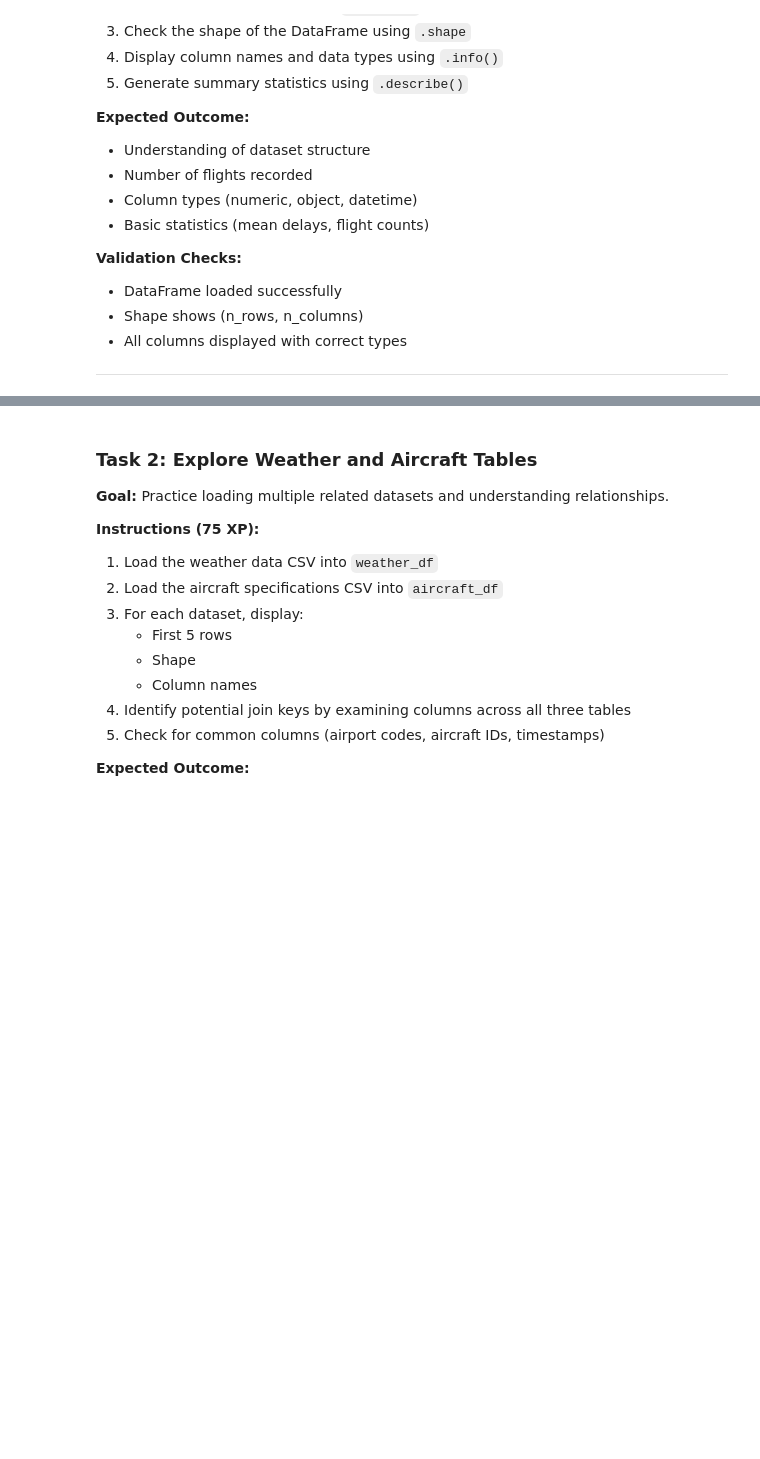
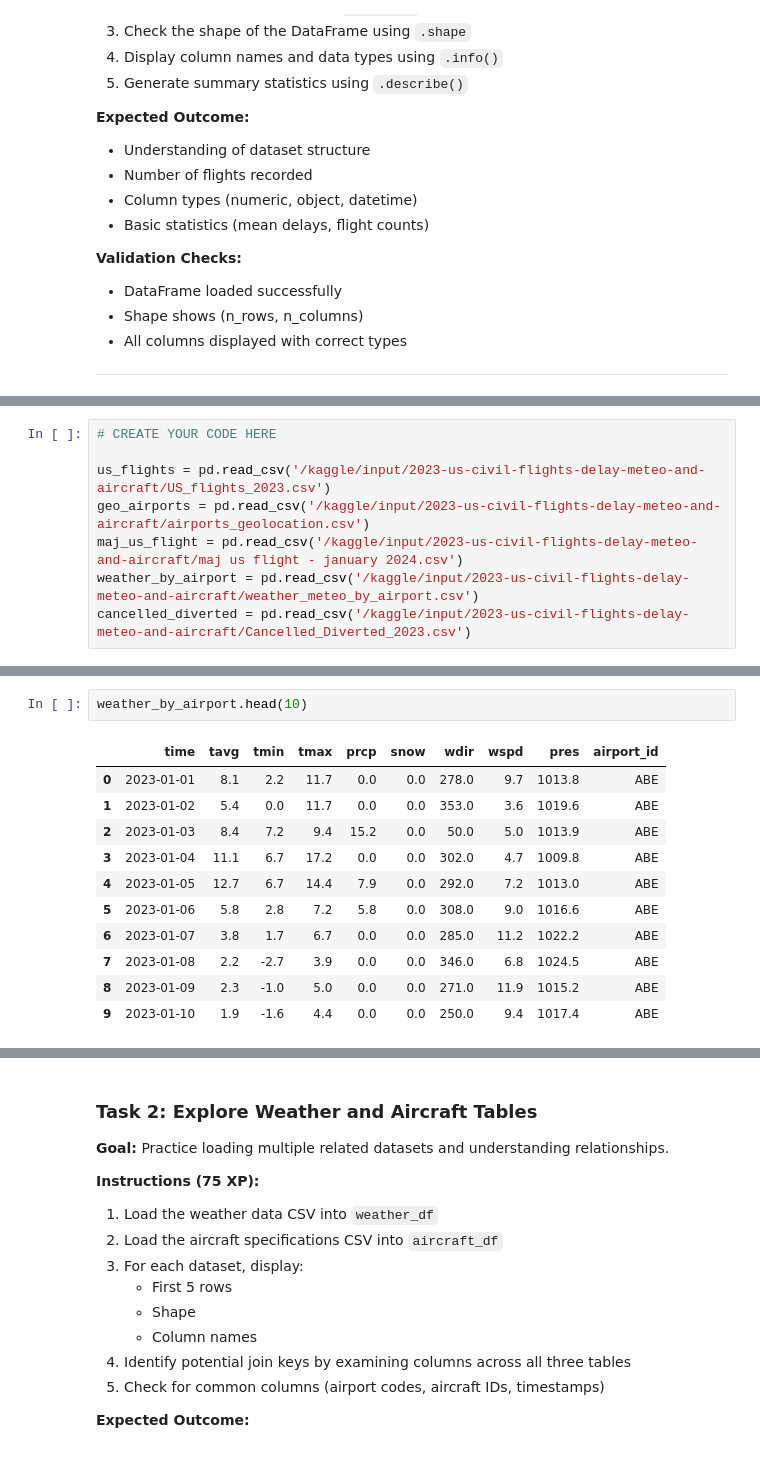
Before and after one commit to christianabusca/us-aviation-delay-analysis, a Jupyter notebook: us-aviation-delay-analysis.ipynb, the cells around one changed output, grey strips where cells are left out. Drawn from its saved outputs; the diff is of its cells as text; blank space fills up the shorter version.

Commit message:
Kaggle Notebook | us-aviation-delay-analysis | us-aviation-delay-analysis-5

```diff
--- a/us-aviation-delay-analysis.ipynb
+++ b/us-aviation-delay-analysis.ipynb
@@ -99,0 +87,8 @@ Each task is designed as a **skill-building exercise** with:
+# %%
+# CREATE YOUR CODE HERE
+
+us_flights = pd.read_csv('/kaggle/input/2023-us-civil-flights-delay-meteo-and-aircraft/US_flights_2023.csv')
+geo_airports = pd.read_csv('/kaggle/input/2023-us-civil-flights-delay-meteo-and-aircraft/airports_geolocation.csv')
+maj_us_flight = pd.read_csv('/kaggle/input/2023-us-civil-flights-delay-meteo-and-aircraft/maj us flight - january 2024.csv')
+weather_by_airport = pd.read_csv('/kaggle/input/2023-us-civil-flights-delay-meteo-and-aircraft/weather_meteo_by_airport.csv')
+cancelled_diverted = pd.read_csv('/kaggle/input/2023-us-civil-flights-delay-meteo-and-aircraft/Cancelled_Diverted_2023.csv')
@@ -99,0 +142,14 @@ Each task is designed as a **skill-building exercise** with:
+# %%
+weather_by_airport.head(10)
+# %% [output]
+|  | time | tavg | tmin | tmax | prcp | snow | wdir | wspd | pres | airport_id |
+| 0 | 2023-01-01 | 8.1 | 2.2 | 11.7 | 0.0 | 0.0 | 278.0 | 9.7 | 1013.8 | ABE |
+| 1 | 2023-01-02 | 5.4 | 0.0 | 11.7 | 0.0 | 0.0 | 353.0 | 3.6 | 1019.6 | ABE |
+| 2 | 2023-01-03 | 8.4 | 7.2 | 9.4 | 15.2 | 0.0 | 50.0 | 5.0 | 1013.9 | ABE |
+| 3 | 2023-01-04 | 11.1 | 6.7 | 17.2 | 0.0 | 0.0 | 302.0 | 4.7 | 1009.8 | ABE |
+| 4 | 2023-01-05 | 12.7 | 6.7 | 14.4 | 7.9 | 0.0 | 292.0 | 7.2 | 1013.0 | ABE |
+| 5 | 2023-01-06 | 5.8 | 2.8 | 7.2 | 5.8 | 0.0 | 308.0 | 9.0 | 1016.6 | ABE |
+| 6 | 2023-01-07 | 3.8 | 1.7 | 6.7 | 0.0 | 0.0 | 285.0 | 11.2 | 1022.2 | ABE |
+| 7 | 2023-01-08 | 2.2 | -2.7 | 3.9 | 0.0 | 0.0 | 346.0 | 6.8 | 1024.5 | ABE |
+| 8 | 2023-01-09 | 2.3 | -1.0 | 5.0 | 0.0 | 0.0 | 271.0 | 11.9 | 1015.2 | ABE |
+| 9 | 2023-01-10 | 1.9 | -1.6 | 4.4 | 0.0 | 0.0 | 250.0 | 9.4 | 1017.4 | ABE |
```
Also changed, not shown: parts of 6 cells of this notebook.
